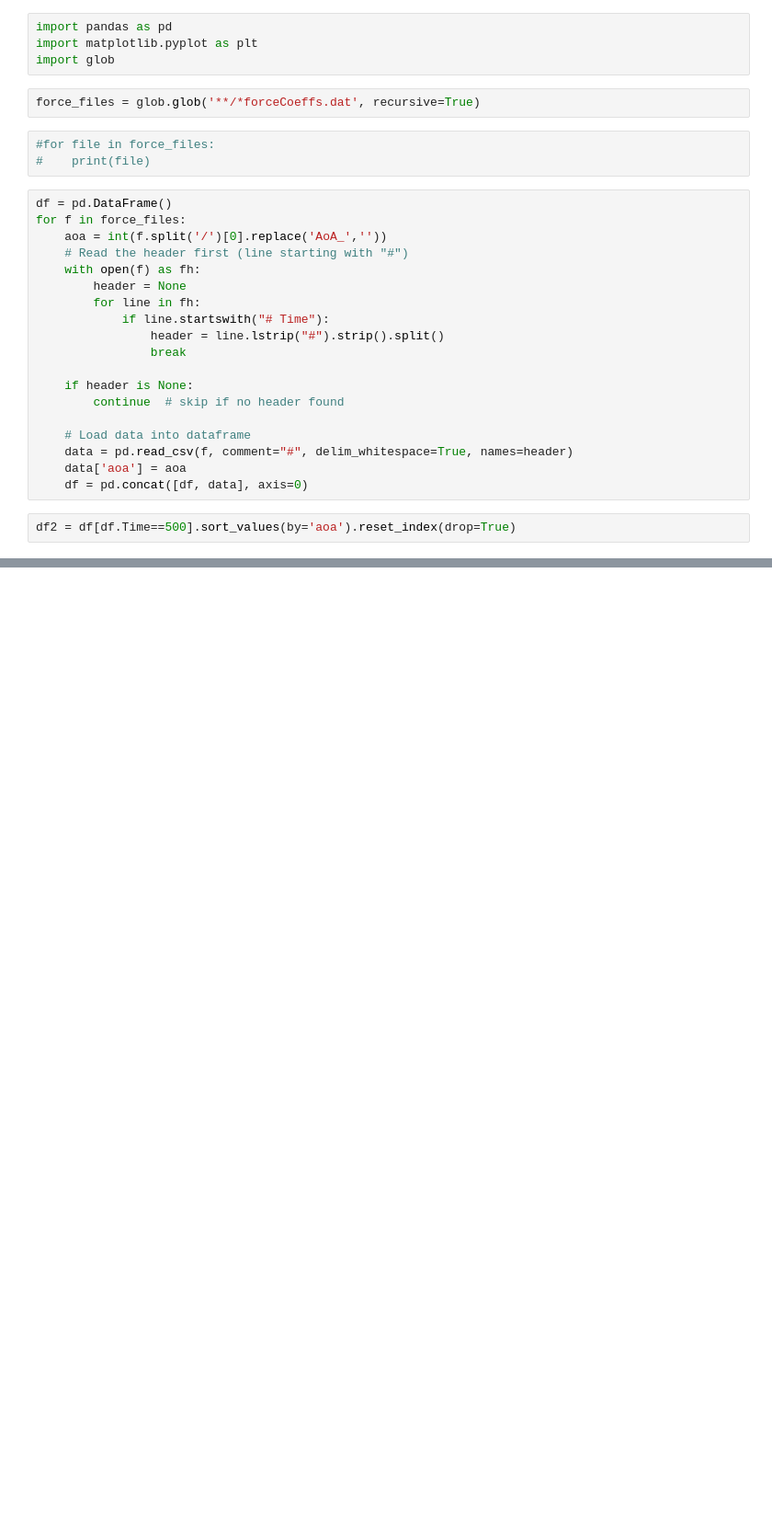
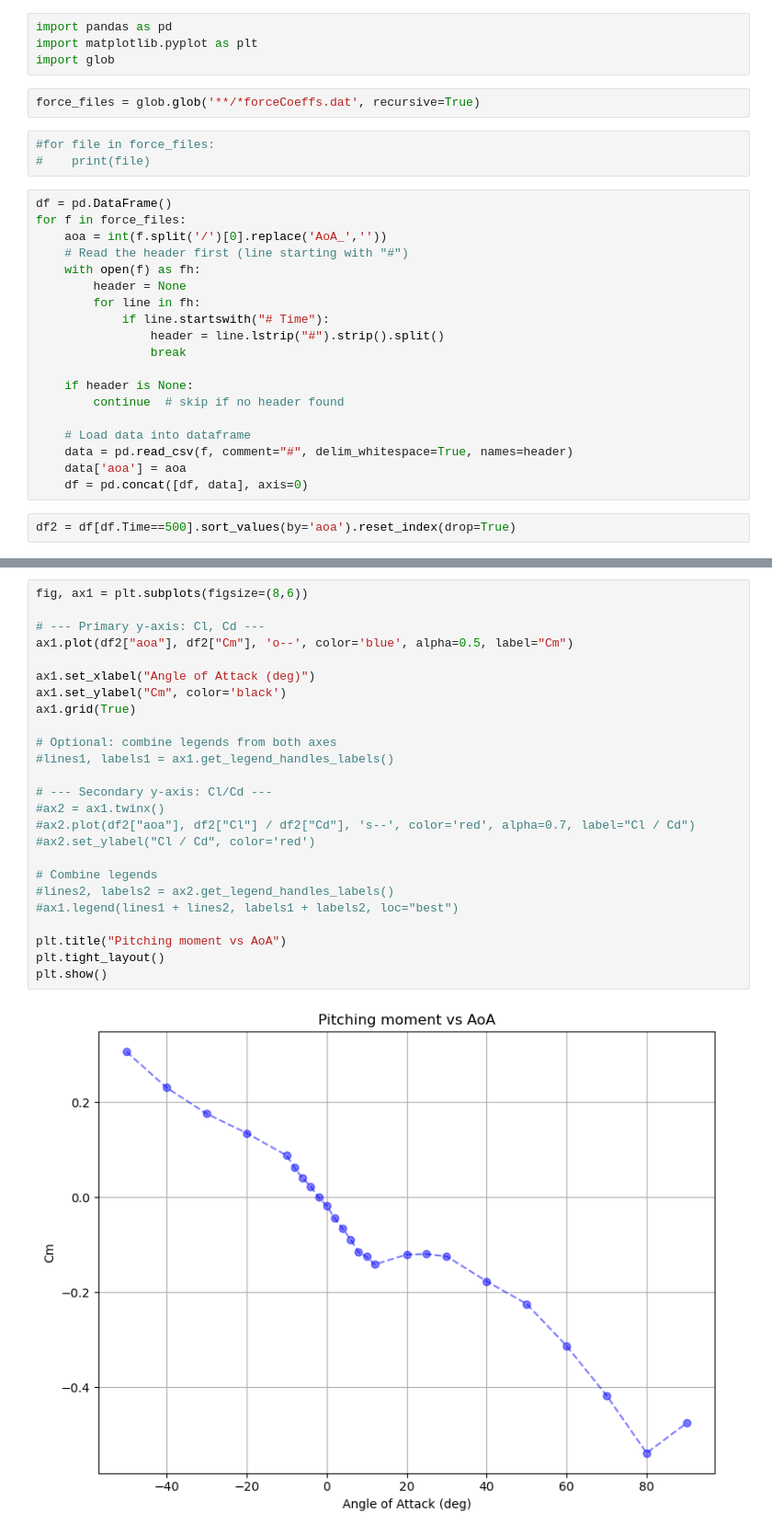
Before and after one commit to ViitasaariVille/cfd, a Jupyter notebook: force-coefficients.ipynb, the cells around one changed output, grey strips where cells are left out. Shown: that part at 92% size. Drawn from its saved outputs; the diff is of its cells as text; blank space fills up the shorter version.

```diff
--- a/force-coefficients.ipynb
+++ b/force-coefficients.ipynb
@@ -52,3 +51,30 @@ df2
+# %%
+fig, ax1 = plt.subplots(figsize=(8,6))
+
+# --- Primary y-axis: Cl, Cd ---
+ax1.plot(df2["aoa"], df2["Cm"], 'o--', color='blue', alpha=0.5, label="Cm")
+
+ax1.set_xlabel("Angle of Attack (deg)")
+ax1.set_ylabel("Cm", color='black')
+ax1.grid(True)
+
+# Optional: combine legends from both axes
+#lines1, labels1 = ax1.get_legend_handles_labels()
+
+# --- Secondary y-axis: Cl/Cd ---
+#ax2 = ax1.twinx()
+#ax2.plot(df2["aoa"], df2["Cl"] / df2["Cd"], 's--', color='red', alpha=0.7, label="Cl / Cd")
+#ax2.set_ylabel("Cl / Cd", color='red')
+
+# Combine legends
+#lines2, labels2 = ax2.get_legend_handles_labels()
+#ax1.legend(lines1 + lines2, labels1 + labels2, loc="best")
+
+plt.title("Pitching moment vs AoA")
+plt.tight_layout()
+plt.show()
+# %% [output]
+[figure, added]
 # %%
 import matplotlib.pyplot as plt
 
```
Also changed, not shown: parts of 3 cells of this notebook, 4 other files.
